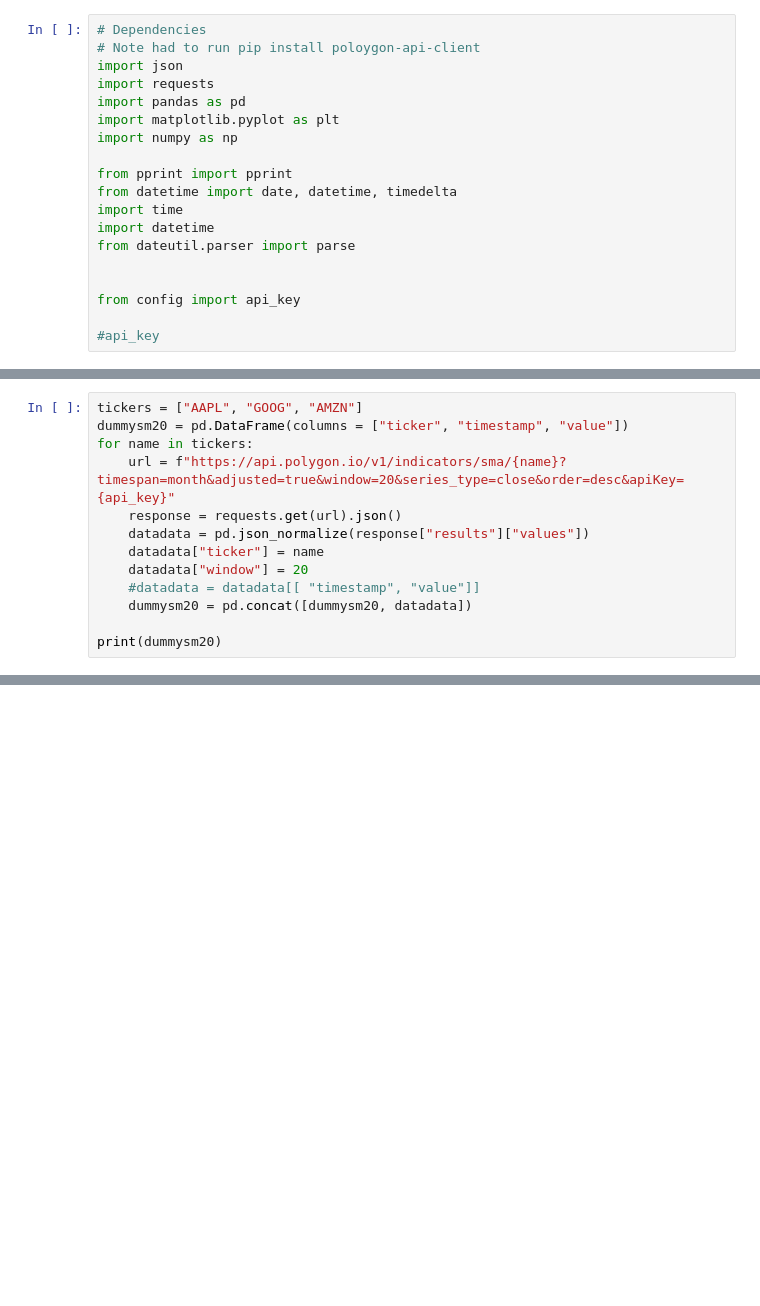
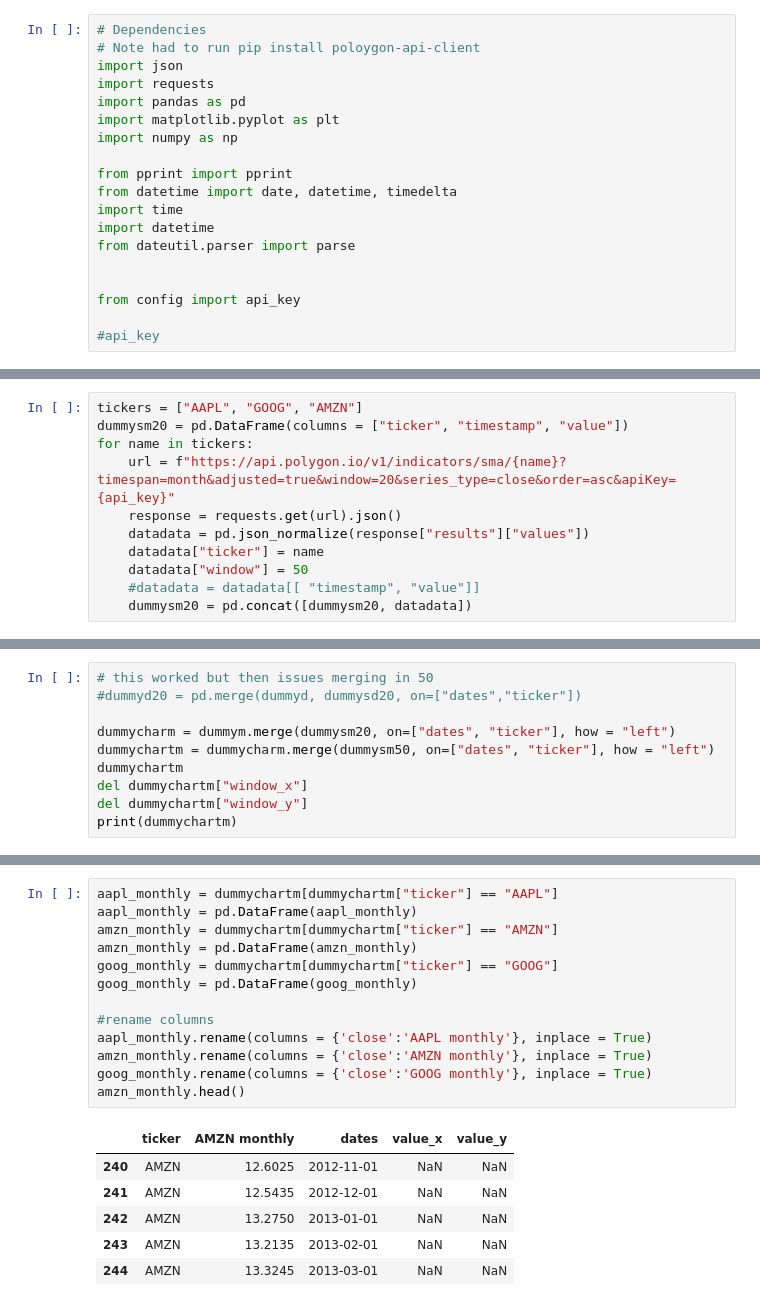
Before and after one commit to lyndsaywylie/Project-1, a Jupyter notebook: stef.ipynb, the cells around one changed output, grey strips where cells are left out. Cells and saved outputs as stored; diff of their text form; blank space fills up the shorter version.

```diff
--- a/stef.ipynb
+++ b/stef.ipynb
@@ -269,12 +259,10 @@ print(dummysd50)
 tickers = ["AAPL", "GOOG", "AMZN"]
 dummysm20 = pd.DataFrame(columns = ["ticker", "timestamp", "value"])
 for name in tickers:
-    url = f"https://api.polygon.io/v1/indicators/sma/{name}?timespan=month&adjusted=true&window=20&series_type=close&order=desc&apiKey={api_key}"
+    url = f"https://api.polygon.io/v1/indicators/sma/{name}?timespan=month&adjusted=true&window=20&series_type=close&order=asc&apiKey={api_key}"
     response = requests.get(url).json()
     datadata = pd.json_normalize(response["results"]["values"])
     datadata["ticker"] = name
-    datadata["window"] = 20
+    datadata["window"] = 50
     #datadata = datadata[[ "timestamp", "value"]]
     dummysm20 = pd.concat([dummysm20, datadata])
-
-print(dummysm20)
@@ -505,0 +365,10 @@ mc50_amzn = mc50.loc[mc["ticker"]=="AMZN"]
+# %%
+# this worked but then issues merging in 50
+#dummyd20 = pd.merge(dummyd, dummysd20, on=["dates","ticker"])
+
+dummycharm = dummym.merge(dummysm20, on=["dates", "ticker"], how = "left")
+dummychartm = dummycharm.merge(dummysm50, on=["dates", "ticker"], how = "left")
+dummychartm
+del dummychartm["window_x"]
+del dummychartm["window_y"]
+print(dummychartm)
@@ -505,0 +426,20 @@ mc50_amzn = mc50.loc[mc["ticker"]=="AMZN"]
+# %%
+aapl_monthly = dummychartm[dummychartm["ticker"] == "AAPL"]
+aapl_monthly = pd.DataFrame(aapl_monthly)
+amzn_monthly = dummychartm[dummychartm["ticker"] == "AMZN"]
+amzn_monthly = pd.DataFrame(amzn_monthly)
+goog_monthly = dummychartm[dummychartm["ticker"] == "GOOG"]
+goog_monthly = pd.DataFrame(goog_monthly)
+
+#rename columns
+aapl_monthly.rename(columns = {'close':'AAPL monthly'}, inplace = True)
+amzn_monthly.rename(columns = {'close':'AMZN monthly'}, inplace = True)
+goog_monthly.rename(columns = {'close':'GOOG monthly'}, inplace = True)
+amzn_monthly.head()
+# %% [output]
+|  | ticker | AMZN monthly | dates | value_x | value_y |
+| 240 | AMZN | 12.6025 | 2012-11-01 | NaN | NaN |
+| 241 | AMZN | 12.5435 | 2012-12-01 | NaN | NaN |
+| 242 | AMZN | 13.2750 | 2013-01-01 | NaN | NaN |
+| 243 | AMZN | 13.2135 | 2013-02-01 | NaN | NaN |
+| 244 | AMZN | 13.3245 | 2013-03-01 | NaN | NaN |
```
Also changed, not shown: parts of 24 cells of this notebook.
